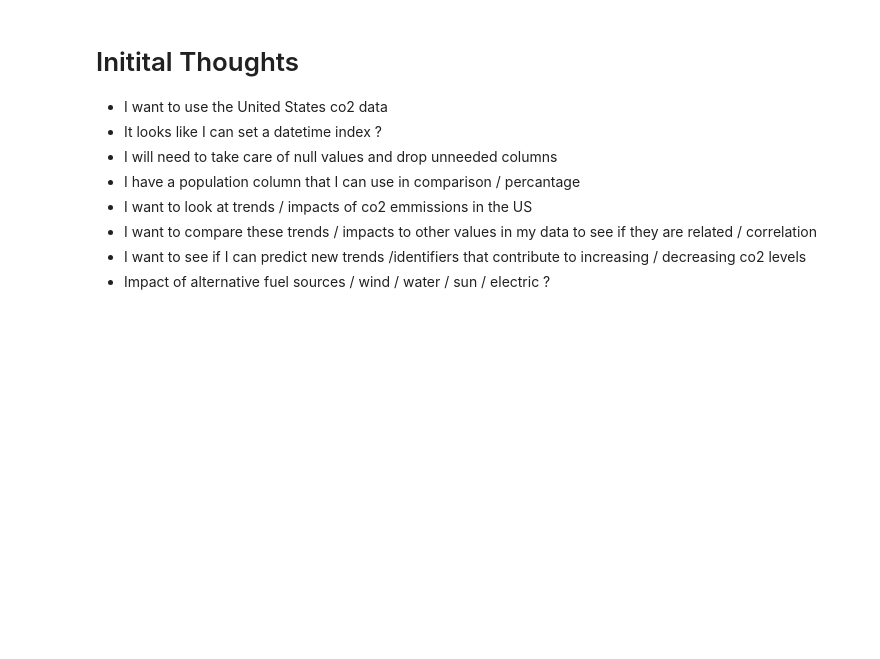
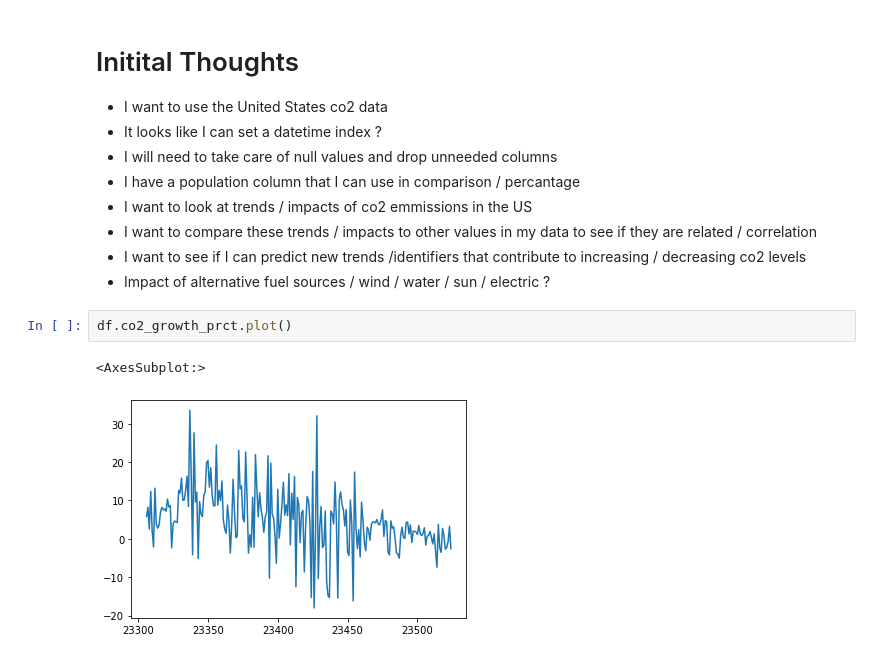
Before and after one commit to jamesallen0351/individual-project, a Jupyter notebook: scratchpad.ipynb, the cells around one changed output. Cells and saved outputs as stored; diff of their text form; blank space fills up the shorter version.

```diff
--- a/scratchpad.ipynb
+++ b/scratchpad.ipynb
@@ -63,3 +67,8 @@ dtype: int64
 - I want to compare these trends / impacts to other values in my data to see if they are related / correlation
 - I want to see if I can predict new trends /identifiers that contribute to increasing / decreasing co2 levels
 - Impact of alternative fuel sources / wind / water / sun / electric ?
+# %%
+df.co2_growth_prct.plot()
+# %% [output]
+<AxesSubplot:>
+[figure, added]
```
Also changed, not shown: parts of 2 cells of this notebook, 1 other file.
